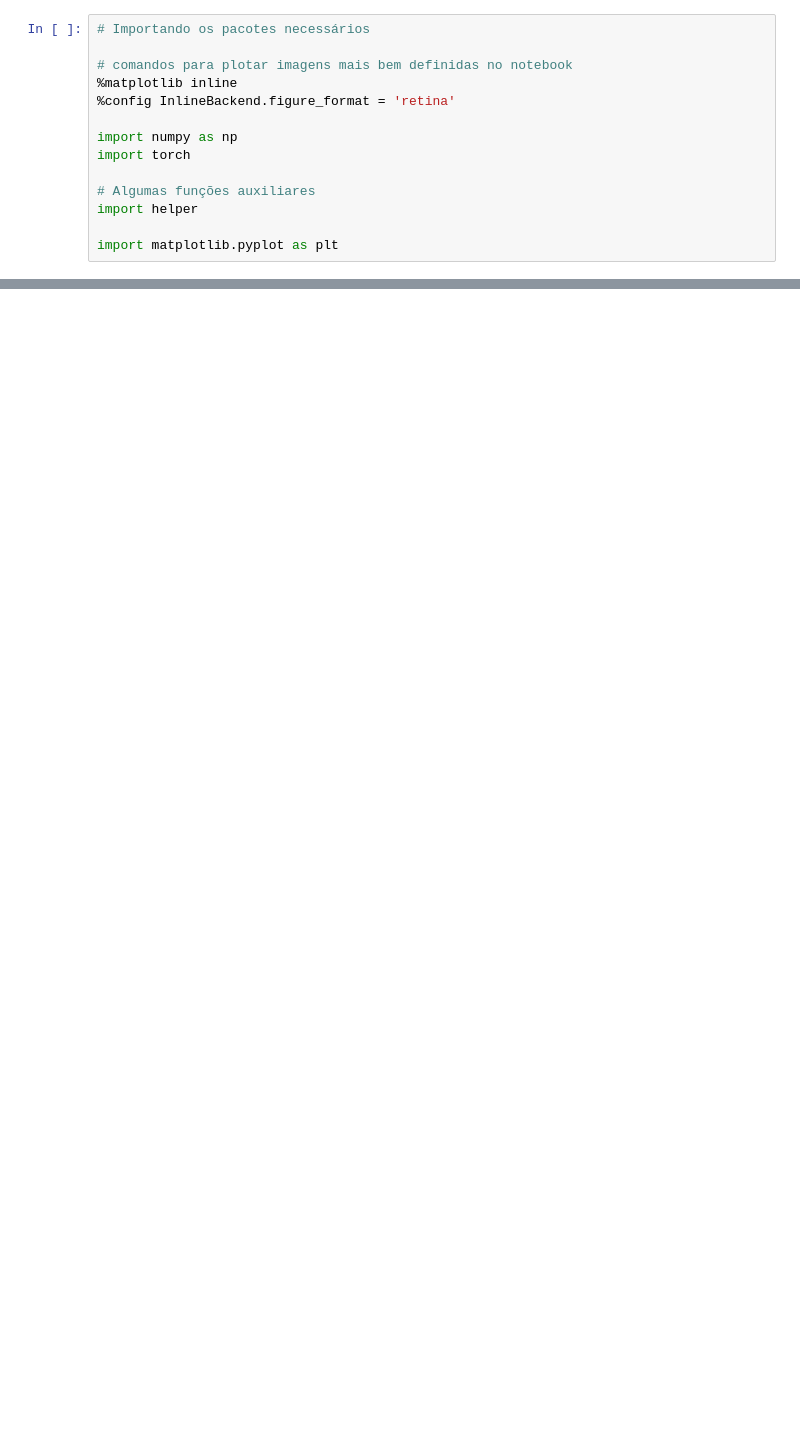
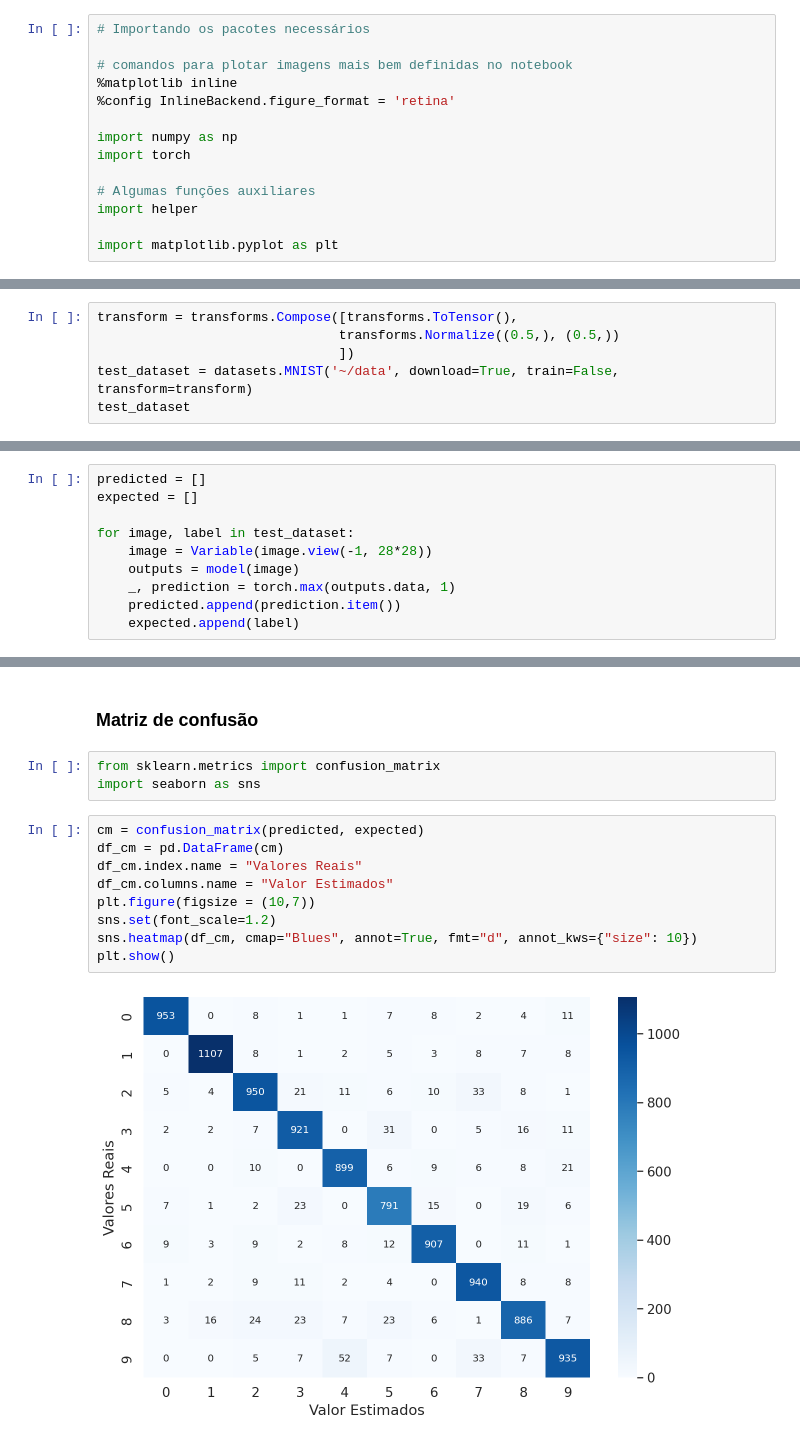
Before and after one commit to gus-phys/AI2-resources, a Jupyter notebook: 08-classificacao/aulas-praticas/aula4/mlp-exploration/mlp.ipynb, the cells around one changed output, grey strips where cells are left out. Drawn from its saved outputs; the diff is of its cells as text; blank space fills up the shorter version.

Commit message:
Implement a MLP network and test prediction

```diff
--- a/08-classificacao/aulas-praticas/aula4/mlp-exploration/mlp.ipynb
+++ b/08-classificacao/aulas-praticas/aula4/mlp-exploration/mlp.ipynb
@@ -701,0 +138,6 @@ helper.view_classify(img.view(1, 28, 28), ps)
+# %%
+transform = transforms.Compose([transforms.ToTensor(),
+                               transforms.Normalize((0.5,), (0.5,))
+                               ])
+test_dataset = datasets.MNIST('~/data', download=True, train=False, transform=transform)
+test_dataset
@@ -701,0 +159,10 @@ helper.view_classify(img.view(1, 28, 28), ps)
+# %%
+predicted = []
+expected = []
+
+for image, label in test_dataset:
+    image = Variable(image.view(-1, 28*28))
+    outputs = model(image)
+    _, prediction = torch.max(outputs.data, 1)
+    predicted.append(prediction.item())
+    expected.append(label)
@@ -701,0 +195,16 @@ helper.view_classify(img.view(1, 28, 28), ps)
+# %% [markdown]
+### Matriz de confusão
+# %%
+from sklearn.metrics import confusion_matrix
+import seaborn as sns
+# %%
+cm = confusion_matrix(predicted, expected)
+df_cm = pd.DataFrame(cm)
+df_cm.index.name = "Valores Reais"
+df_cm.columns.name = "Valor Estimados"
+plt.figure(figsize = (10,7))
+sns.set(font_scale=1.2)
+sns.heatmap(df_cm, cmap="Blues", annot=True, fmt="d", annot_kws={"size": 10})
+plt.show()
+# %% [output]
+[figure, added]
```
Also changed, not shown: parts of 84 cells of this notebook, 1 other file.
